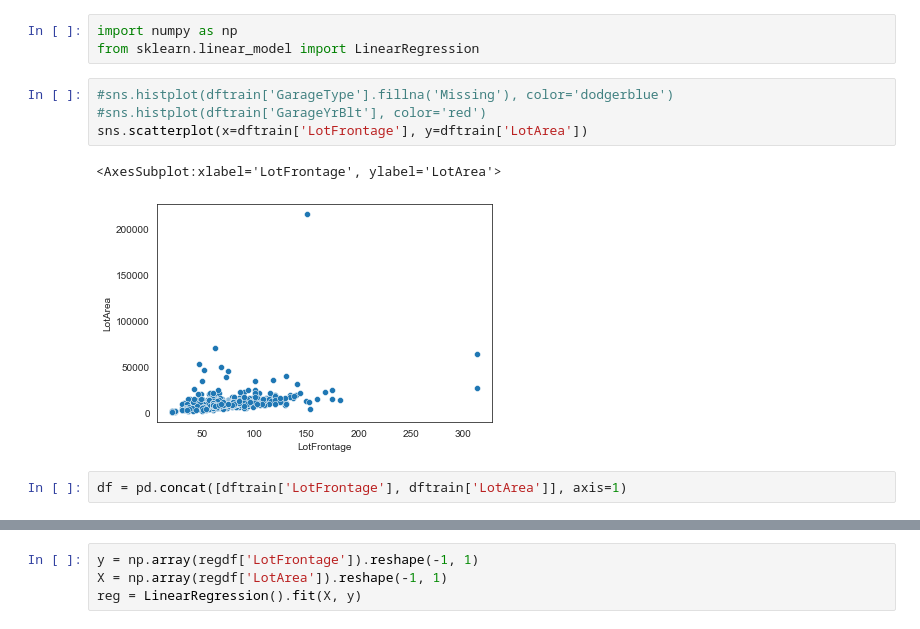
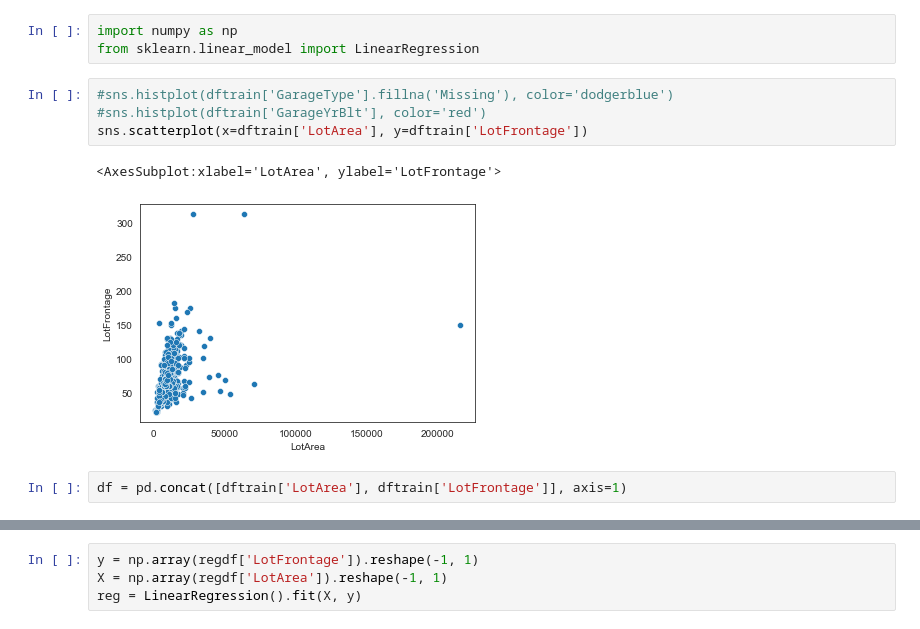
Before and after one commit to michi-jeremias/eda, a Jupyter notebook: eda.ipynb, the cells around one changed output, grey strips where cells are left out. Drawn from its saved outputs; the diff is of its cells as text.

```diff
--- a/eda.ipynb
+++ b/eda.ipynb
@@ -130,12 +126,12 @@ from sklearn.linear_model import LinearRegression
 # %%
 #sns.histplot(dftrain['GarageType'].fillna('Missing'), color='dodgerblue')
 #sns.histplot(dftrain['GarageYrBlt'], color='red')
-sns.scatterplot(x=dftrain['LotFrontage'], y=dftrain['LotArea'])
+sns.scatterplot(x=dftrain['LotArea'], y=dftrain['LotFrontage'])
 # %% [output]
-<AxesSubplot:xlabel='LotFrontage', ylabel='LotArea'>
+<AxesSubplot:xlabel='LotArea', ylabel='LotFrontage'>
-[figure, old version]
+[figure, new version]
 # %%
-df = pd.concat([dftrain['LotFrontage'], dftrain['LotArea']], axis=1)
+df = pd.concat([dftrain['LotArea'], dftrain['LotFrontage']], axis=1)
 # %%
 df.mean()
 # %% [output]
```
Also changed, not shown: parts of 14 cells of this notebook.
